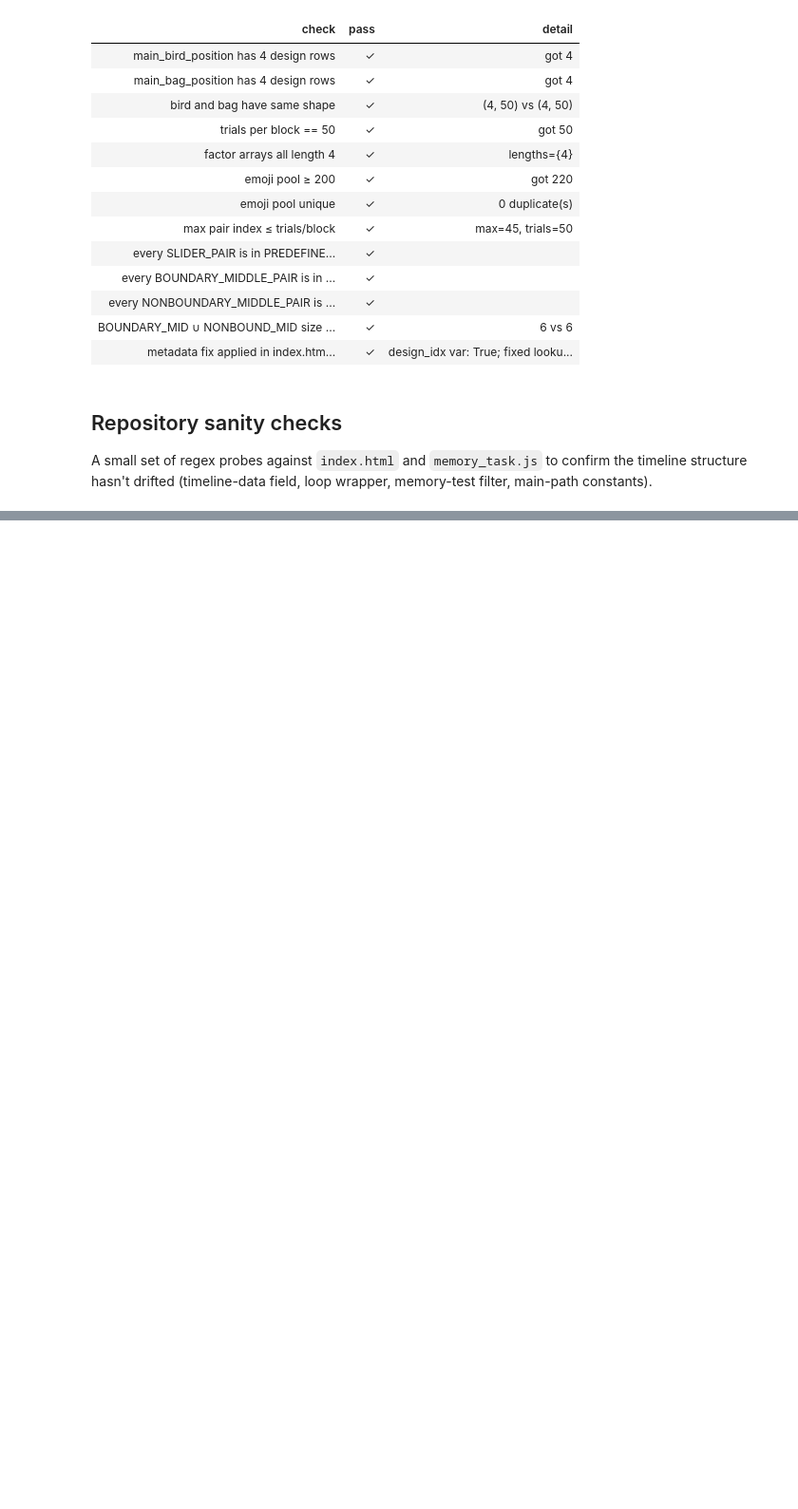
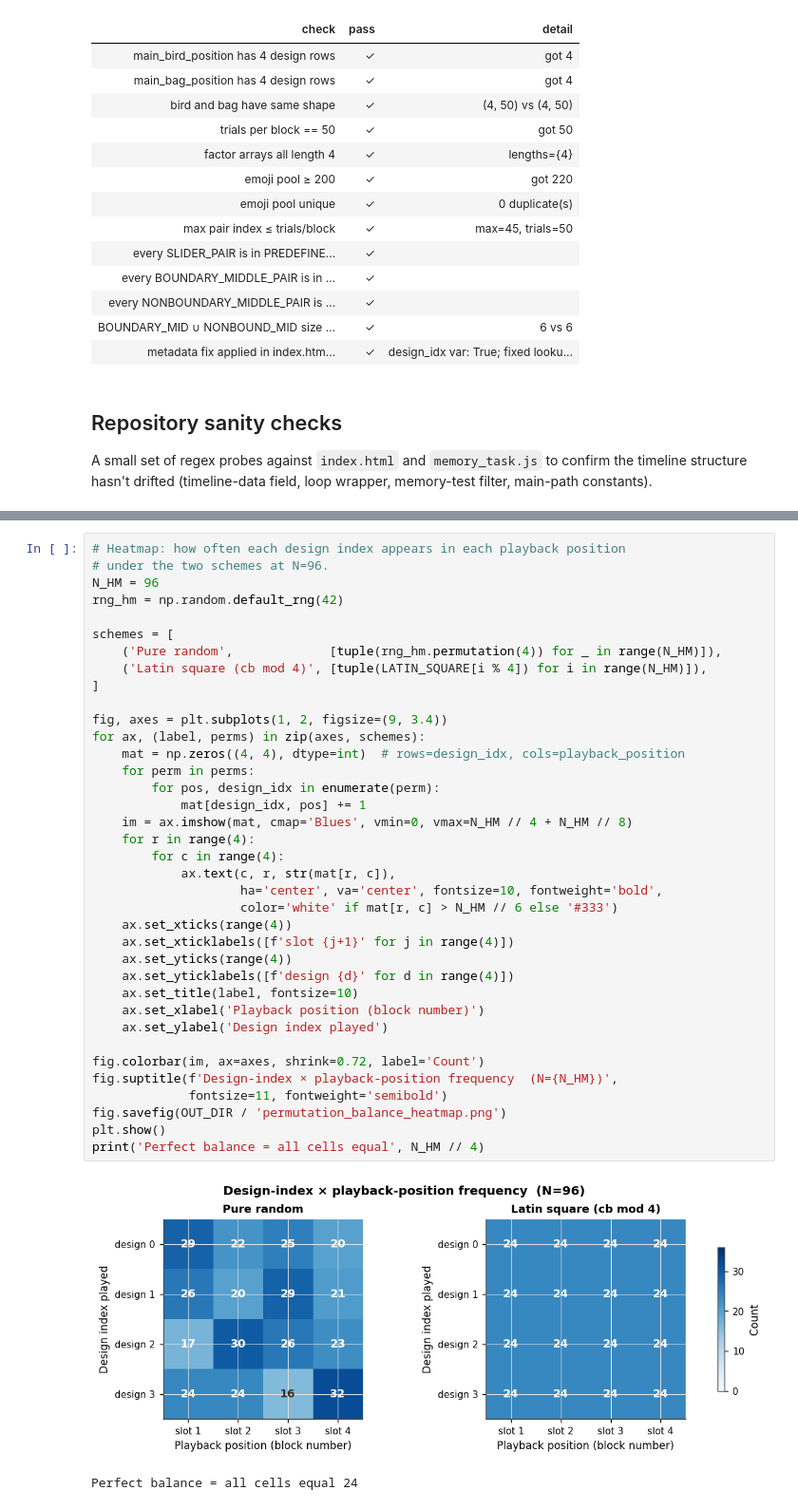
Before and after one commit to beaverjuly/DroneTask, a Jupyter notebook: inspect_task_design.ipynb, the cells around one changed output, grey strips where cells are left out. Shown at 95% size. Drawn from its saved outputs; the diff is of its cells as text; blank space fills up the shorter version.

Commit message:
Update design inspection outputs

```diff
--- a/inspect_task_design.ipynb
+++ b/inspect_task_design.ipynb
@@ -1111,3 +1567,43 @@ Timeline structure probes
+# %%
+# Heatmap: how often each design index appears in each playback position
+# under the two schemes at N=96.
+N_HM = 96
+rng_hm = np.random.default_rng(42)
+
+schemes = [
+    ('Pure random',             [tuple(rng_hm.permutation(4)) for _ in range(N_HM)]),
+    ('Latin square (cb mod 4)', [tuple(LATIN_SQUARE[i % 4]) for i in range(N_HM)]),
+]
+
+fig, axes = plt.subplots(1, 2, figsize=(9, 3.4))
+for ax, (label, perms) in zip(axes, schemes):
+    mat = np.zeros((4, 4), dtype=int)  # rows=design_idx, cols=playback_position
+    for perm in perms:
+        for pos, design_idx in enumerate(perm):
+            mat[design_idx, pos] += 1
+    im = ax.imshow(mat, cmap='Blues', vmin=0, vmax=N_HM // 4 + N_HM // 8)
+    for r in range(4):
+        for c in range(4):
+            ax.text(c, r, str(mat[r, c]),
+                    ha='center', va='center', fontsize=10, fontweight='bold',
+                    color='white' if mat[r, c] > N_HM // 6 else '#333')
+    ax.set_xticks(range(4))
+    ax.set_xticklabels([f'slot {j+1}' for j in range(4)])
+    ax.set_yticks(range(4))
+    ax.set_yticklabels([f'design {d}' for d in range(4)])
+    ax.set_title(label, fontsize=10)
+    ax.set_xlabel('Playback position (block number)')
+    ax.set_ylabel('Design index played')
+
+fig.colorbar(im, ax=axes, shrink=0.72, label='Count')
+fig.suptitle(f'Design-index × playback-position frequency  (N={N_HM})',
+             fontsize=11, fontweight='semibold')
+fig.savefig(OUT_DIR / 'permutation_balance_heatmap.png')
+plt.show()
+print('Perfect balance = all cells equal', N_HM // 4)
+# %% [output]
+[figure, added]
+Perfect balance = all cells equal 24
 # %% [markdown]
 ## Conclusion
 
```
Also changed, not shown: parts of 15 cells of this notebook, 14 other files.
